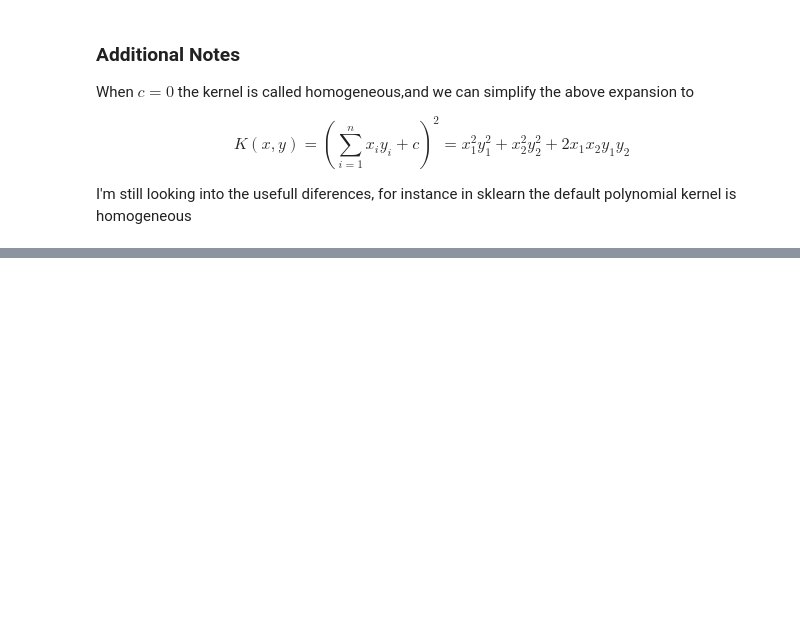
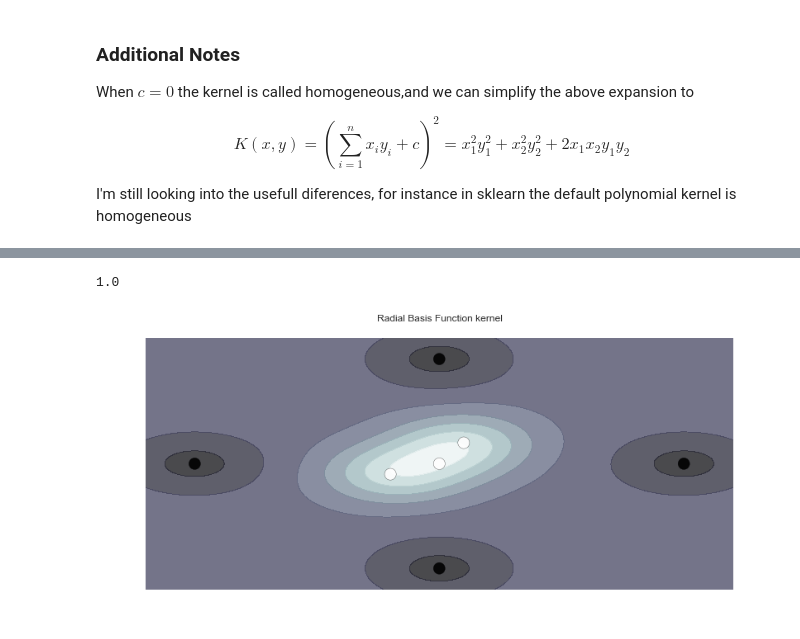
Before and after one commit to jonahwilliams/notebooks, a Jupyter notebook: independent_study/KernelMethodsII.ipynb, the cells around one changed output, grey strips where cells are left out. Drawn from its saved outputs; the diff is of its cells as text; code cells hidden in the pictures; blank space fills up the shorter version.

Commit message:
added two new kernel

```diff
--- a/independent_study/KernelMethodsII.ipynb
+++ b/independent_study/KernelMethodsII.ipynb
@@ -170,0 +182,10 @@ I'm still looking into the usefull diferences, for instance in sklearn the defau
+# %%
+clf = SVC(kernel="rbf")
+clf.fit(X, Y)
+
+fig, axes = plt.subplots(1, 1, figsize=(14, 6))
+plot_decision_function(clf, 2, axes, "Radial Basis Function kernel")
+clf.score(X, Y)
+# %% [output]
+1.0
+[figure, added]
```
Also changed, not shown: parts of 5 cells of this notebook.
